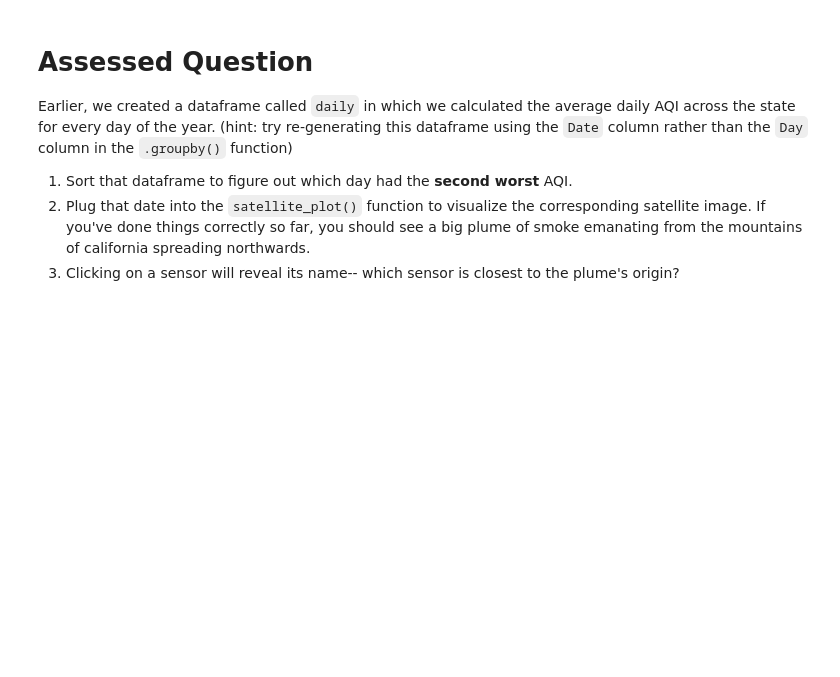
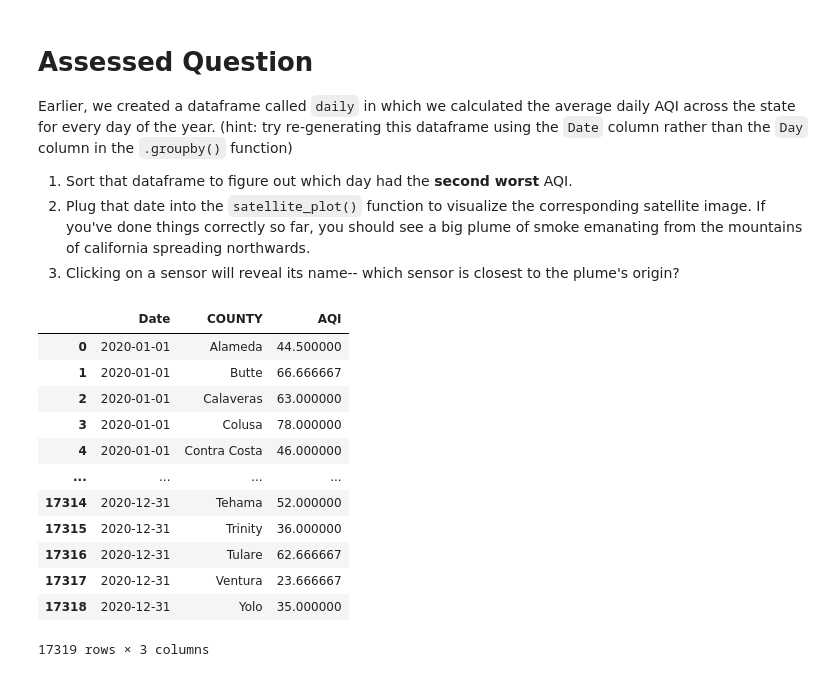
Before and after one commit to yannisyeung/QM2, a Jupyter notebook: notebooks/W03. Spatial Data.ipynb, the cells around one changed output. Drawn from its saved outputs; the diff is of its cells as text; code cells hidden in the pictures; blank space fills up the shorter version.

```diff
--- a/notebooks/W03. Spatial Data.ipynb
+++ b/notebooks/W03. Spatial Data.ipynb
@@ -495,3 +498,20 @@ Earlier, we created a dataframe called `daily` in which we calculated the averag
 1. Sort that dataframe to figure out which day had the **second worst** AQI.
 2. Plug that date into the `satellite_plot()` function to visualize the corresponding satellite image. If you've done things correctly so far, you should see a big plume of smoke emanating from the mountains of california spreading northwards.
 3. Clicking on a sensor will reveal its name-- which sensor is closest to the plume's origin?
+# %%
+county_daily=df.groupby(['Date','COUNTY',])['AQI'].mean().reset_index()
+county_daily
+# %% [output]
+|  | Date | COUNTY | AQI |
+| 0 | 2020-01-01 | Alameda | 44.500000 |
+| 1 | 2020-01-01 | Butte | 66.666667 |
+| 2 | 2020-01-01 | Calaveras | 63.000000 |
+| 3 | 2020-01-01 | Colusa | 78.000000 |
+| 4 | 2020-01-01 | Contra Costa | 46.000000 |
+| ... | ... | ... | ... |
+| 17314 | 2020-12-31 | Tehama | 52.000000 |
+| 17315 | 2020-12-31 | Trinity | 36.000000 |
+| 17316 | 2020-12-31 | Tulare | 62.666667 |
+| 17317 | 2020-12-31 | Ventura | 23.666667 |
+| 17318 | 2020-12-31 | Yolo | 35.000000 |
+17319 rows × 3 columns
```
Also changed, not shown: parts of 12 cells of this notebook.
